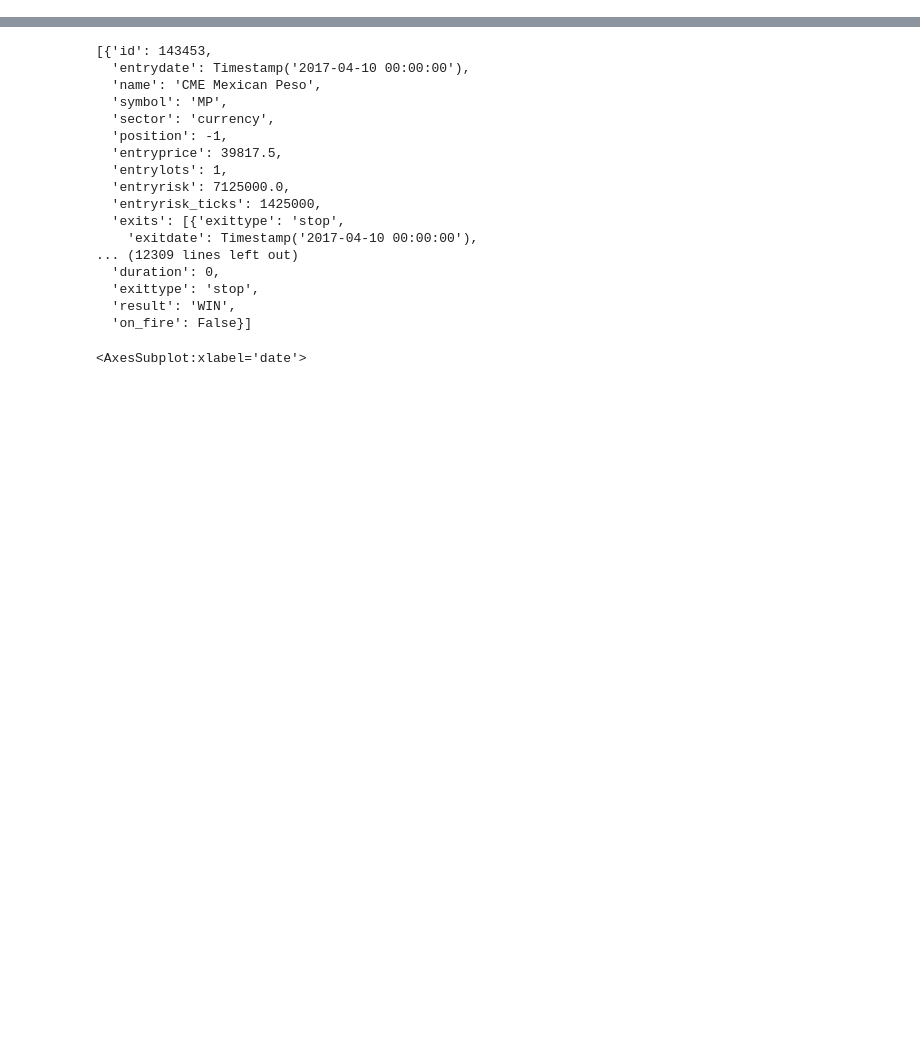
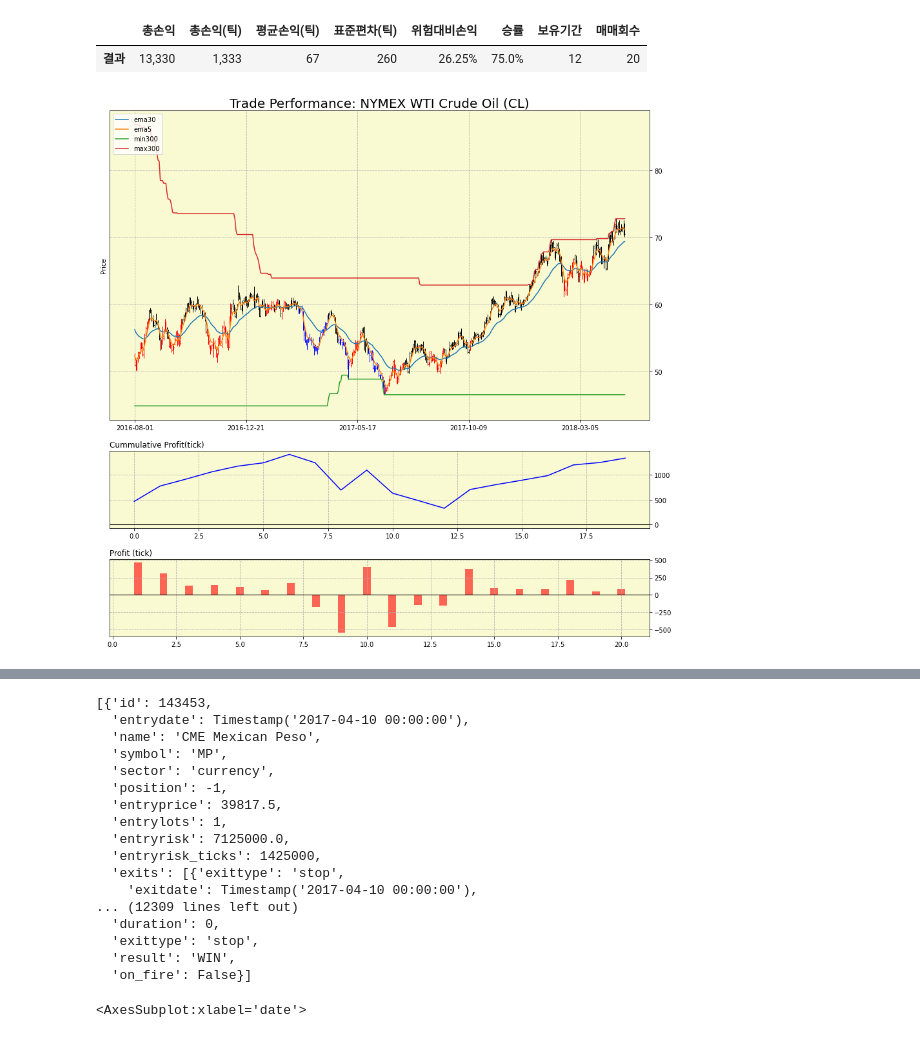
Before and after one commit to zipu/Trading, a Jupyter notebook: test.ipynb, the cells around one changed output, grey strips where cells are left out. Saved outputs shown, nothing was run; the diff lists cells and outputs as text; code cells hidden in the pictures; blank space fills up the shorter version.

```diff
--- a/test.ipynb
+++ b/test.ipynb
@@ -49,0 +113,6 @@ system.summary(level=0)
+# %%
+system.detail_result('CL')#, start='2015-10-01', end='2016-01-13')
+# %% [output]
+|  | 총손익 | 총손익(틱) | 평균손익(틱) | 표준편차(틱) | 위험대비손익 | 승률 | 보유기간 | 매매회수 |
+| 결과 | 13,330 | 1,333 | 67 | 260 | 26.25% | 75.0% | 12 | 20 |
+[figure, added]
```
Also changed, not shown: parts of 53 cells of this notebook, 16 other files.
